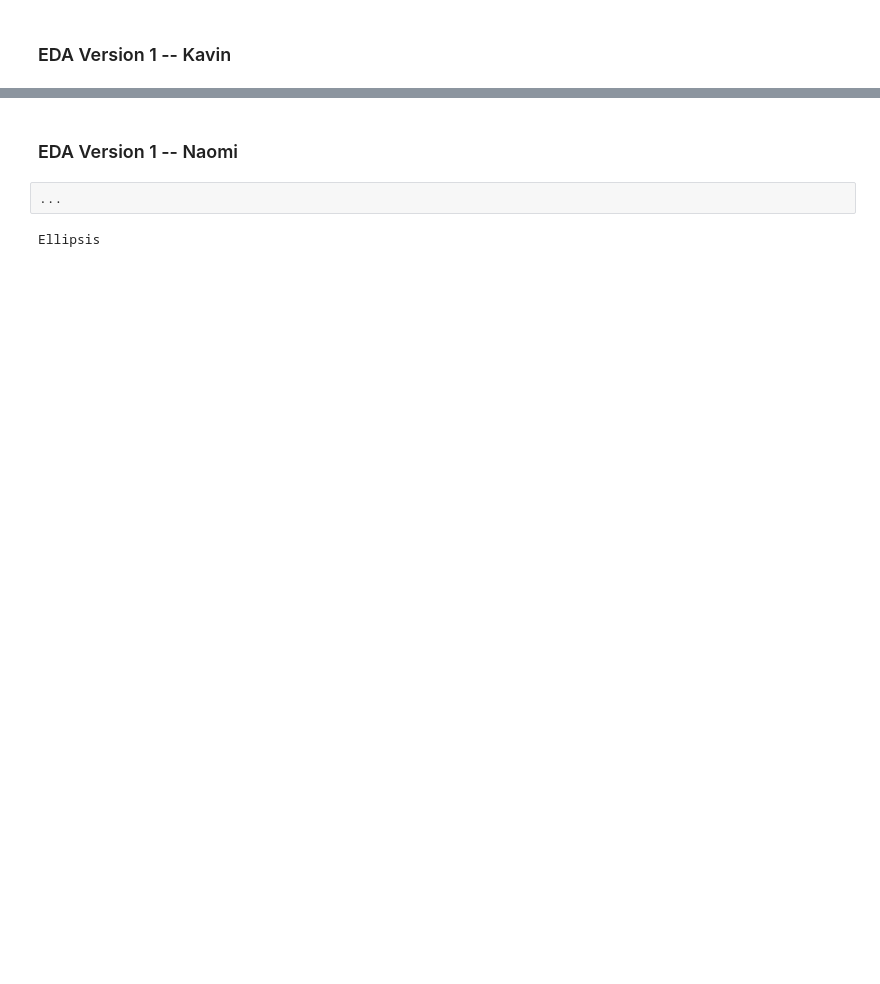
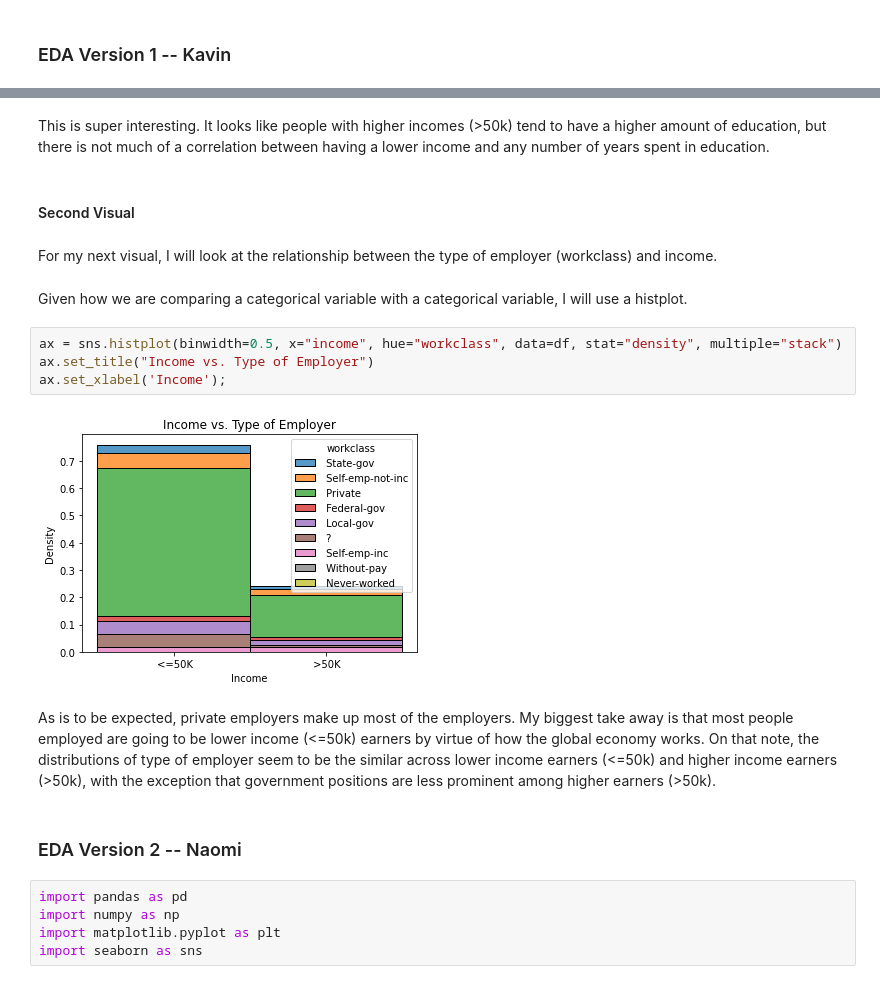
Before and after one commit to UCB-stat-159-s22/hw07-group24, a Jupyter notebook: notebooks/EDA.ipynb, the cells around one changed output, grey strips where cells are left out. Drawn from its saved outputs; the diff is of its cells as text; blank space fills up the shorter version.

```diff
--- a/notebooks/EDA.ipynb
+++ b/notebooks/EDA.ipynb
@@ -9,6 +125,23 @@ Ellipsis
+# %% [markdown]
+This is super interesting. It looks like people with higher incomes (>50k) tend to have a higher amount of education, but there is not much of a correlation between having a lower income and any number of years spent in education.
+# %% [markdown]
+#### Second Visual
+# %% [markdown]
+For my next visual, I will look at the relationship between the type of employer (workclass) and income.
+# %% [markdown]
+Given how we are comparing a categorical variable with a categorical variable, I will use a histplot.
+# %%
+ax = sns.histplot(binwidth=0.5, x="income", hue="workclass", data=df, stat="density", multiple="stack")
+ax.set_title("Income vs. Type of Employer")
+ax.set_xlabel('Income');
+# %% [output]
+[figure, added]
+# %% [markdown]
+As is to be expected, private employers make up most of the employers. My biggest take away is that most people employed are going to be lower income (<=50k) earners by virtue of how the global economy works. On that note, the distributions of type of employer seem to be the similar across lower income earners (<=50k) and higher income earners (>50k), with the exception that government positions are less prominent among higher earners (>50k).
 # %% [markdown]
-### EDA Version 1 -- Naomi
+### EDA Version 2 -- Naomi
 # %%
-...
+import pandas as pd
+import numpy as np
+import matplotlib.pyplot as plt
+import seaborn as sns
-# %% [output]
-Ellipsis
```
Also changed, not shown: parts of 29 cells of this notebook.
